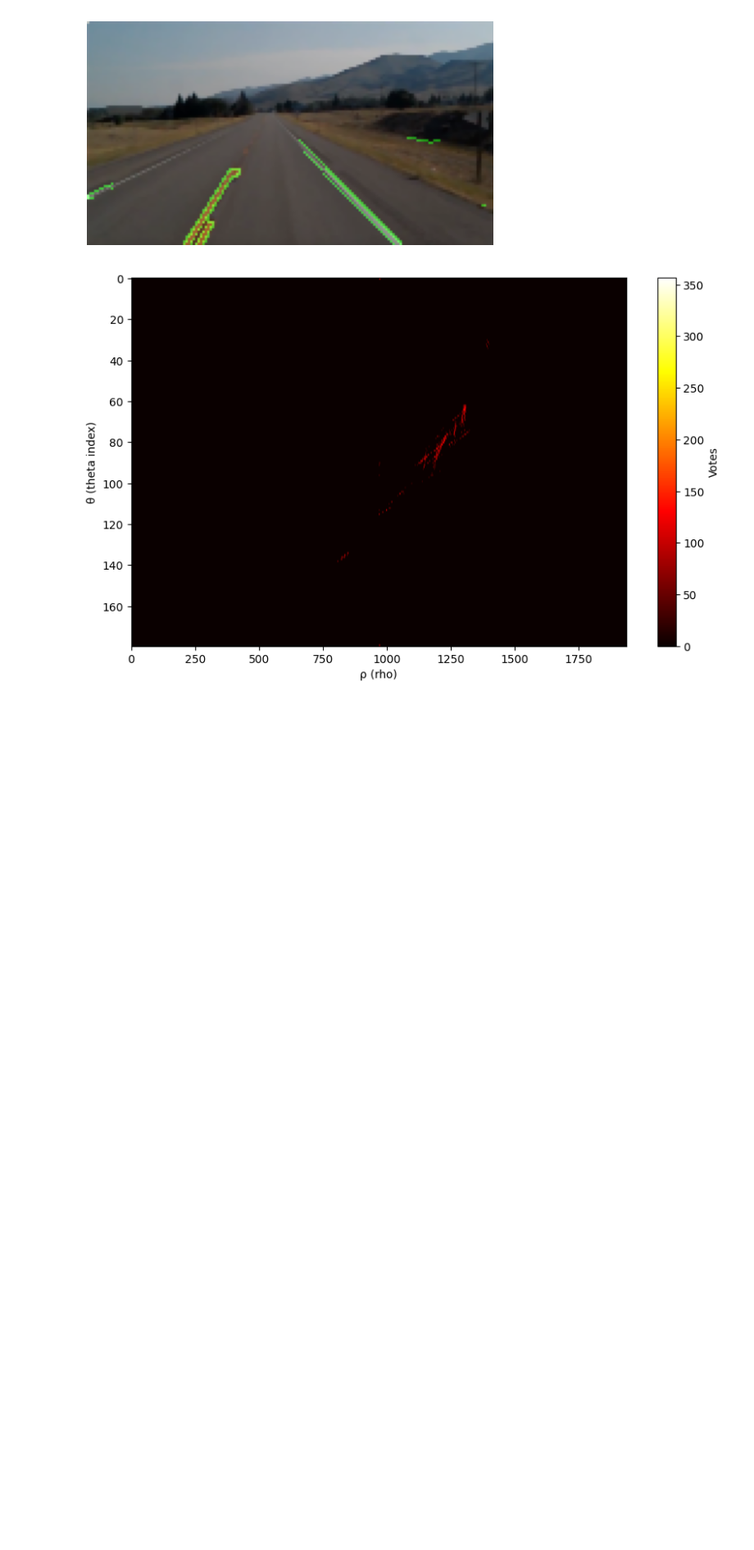
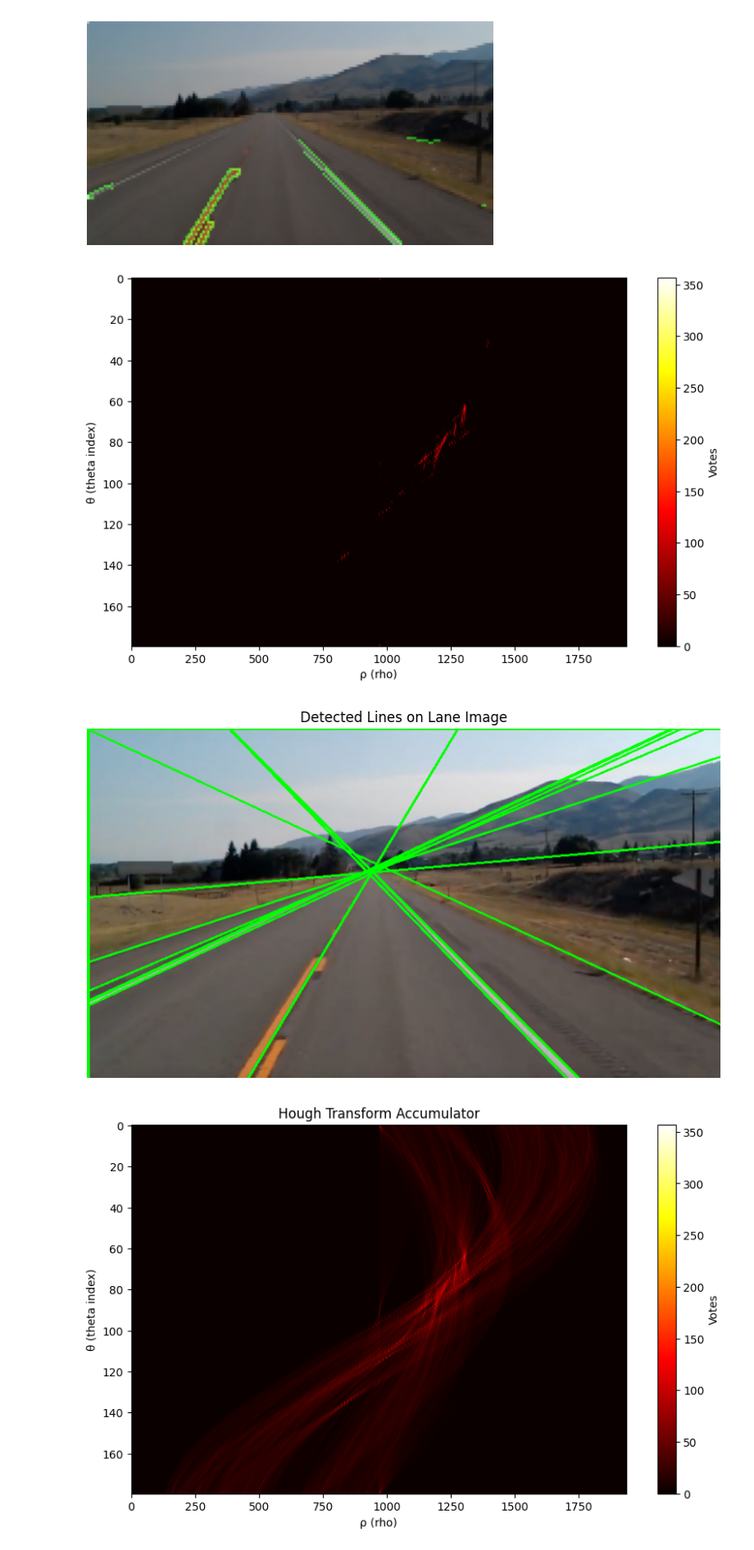
Before and after one commit to NadineTamish/Computer-Vision-Course-Assignments, a Jupyter notebook: Assignment_1/notebooks/assignment1_2.ipynb, the cells around one changed output. Shown at 82% size. Saved outputs shown, nothing was run; the diff lists cells and outputs as text; code cells hidden in the pictures; blank space fills up the shorter version.

Commit message:
hough lines image aded

```diff
--- a/Assignment_1/notebooks/assignment1_2.ipynb
+++ b/Assignment_1/notebooks/assignment1_2.ipynb
@@ -139,6 +139,77 @@ plt.ylabel("θ (theta index)")
 plt.show()
 # %% [output]
 [figure]
+# %%
+image = cv2.imread('../images/lane2.jpeg')
+gray = cv2.cvtColor(image, cv2.COLOR_BGR2GRAY)
+
+gray = cv2.equalizeHist(gray)
+
+edges = cv2.Canny(gray, 200, 255)
+
+height, width = edges.shape
+
+theta_range = np.deg2rad(np.arange(0, 180))
+rho_max = int(np.hypot(height, width))
+rho_range = np.arange(-rho_max, rho_max)
+
+
+accumulator = np.zeros((len(theta_range), 2 * rho_max), dtype=np.int32)
+
+
+edge_points = np.argwhere(edges > 0)
+
+
+for y, x in edge_points:
+    for theta_idx, theta in enumerate(theta_range):
+        rho = int(x * np.cos(theta) + y * np.sin(theta))
+        rho_idx = rho + rho_max
+        accumulator[theta_idx, rho_idx] += 1
+
+
+threshold = 150
+strong_votes = np.argwhere(accumulator > threshold)
+
+
+image_with_lines = image.copy()
+for theta_idx, rho_idx in strong_votes:
+    rho = rho_idx - rho_max
+    theta = theta_range[theta_idx]
+
+
+    a = np.cos(theta)
+    b = np.sin(theta)
+    x0, y0 = a * rho, b * rho
+
+
+    x1 = int(x0 + 1000 * (-b))
+    y1 = int(y0 + 1000 * (a))
+    x2 = int(x0 - 1000 * (-b))
+    y2 = int(y0 - 1000 * (a))
+
+    cv2.line(image_with_lines, (x1, y1), (x2, y2), (0, 255, 0), 2)
+
+
+image_with_lines_rgb = cv2.cvtColor(image_with_lines, cv2.COLOR_BGR2RGB)
+
+
+plt.figure(figsize=(10, 6))
+plt.imshow(image_with_lines_rgb)
+plt.axis("off")
+plt.title("Detected Lines on Lane Image")
+plt.show()
+
+
+plt.figure(figsize=(10, 6))
+plt.imshow(accumulator, cmap='hot', aspect='auto')
+plt.colorbar(label="Votes")
+plt.xlabel("ρ (rho)")
+plt.ylabel("θ (theta index)")
+plt.title("Hough Transform Accumulator")
+plt.show()
+# %% [output]
+[figure, added]
+[figure, added]
 # %%
 nms_size = 5
 maxima = maximum_filter(accumulator, size=nms_size)
```
Also changed, not shown: parts of 1 cell of this notebook.
